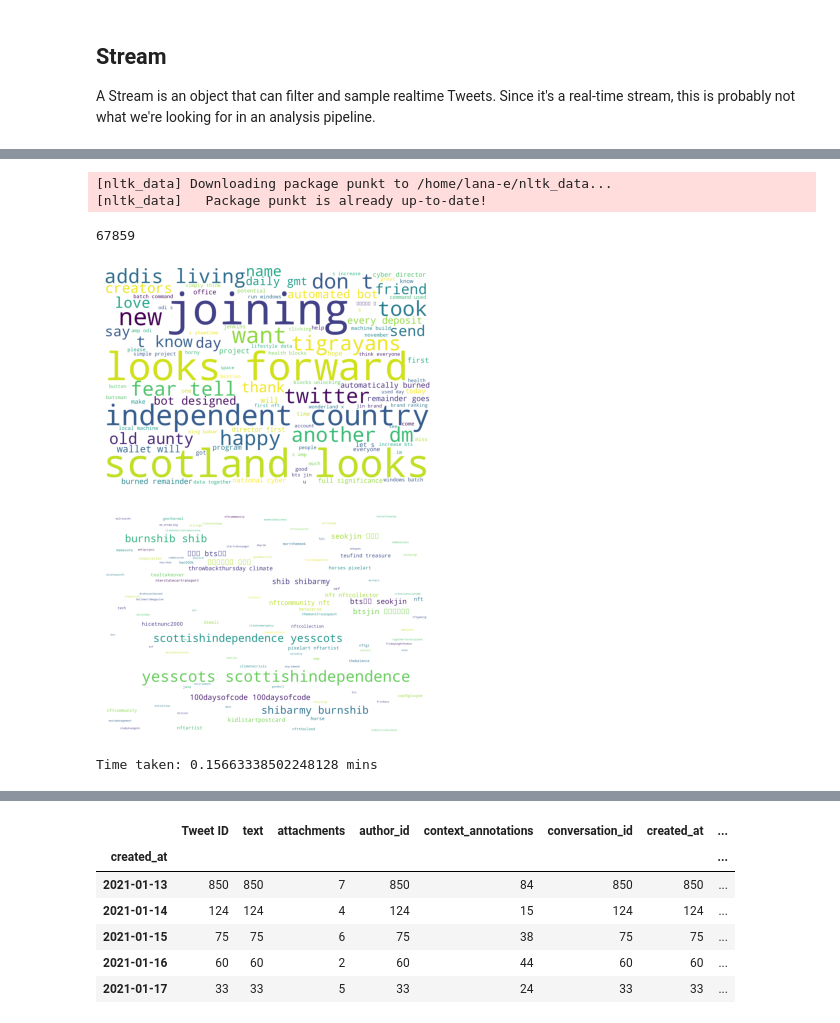
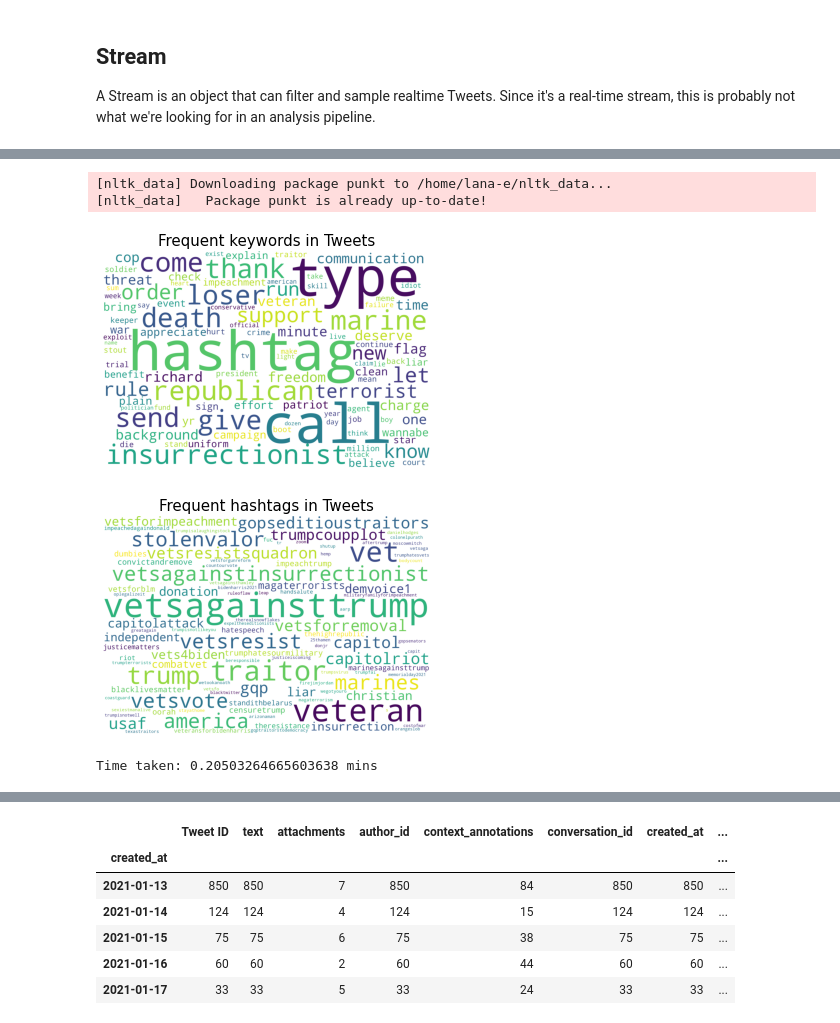
Before and after one commit to rethink-media/rethink-twitter, a Jupyter notebook: notebooks/exploration.ipynb, the cells around one changed output, grey strips where cells are left out. Saved outputs shown, nothing was run; the diff lists cells and outputs as text; code cells hidden in the pictures.

```diff
--- a/notebooks/exploration.ipynb
+++ b/notebooks/exploration.ipynb
@@ -529,16 +546,16 @@ def word_cloud(df, query=None, save_imgs=False):
     tweet_text = " ".join(df["text"])
     tweet_text = tweet_text.lower()
     tweet_text = tweet_text.replace("\n", " ")
-    print("block 1")
+#     print("block 1")
 
-    # splitting string into list of words, removing hashtags, usernames, links, and retweet indicator
-    word_list = tweet_text.split(" ")
-    hash_list = [word for word in word_list if word.startswith("#")]
-    user_list = [word for word in word_list if word.startswith("@")]
-    link_list = [word for word in word_list if word.startswith("http")]
-    word_list = [word for word in word_list if word not in hash_list + user_list + link_list]
-    word_list = [word for word in word_list if word != "rt"]
-    print("block 2")
+    # splitting string into set of words, removing hashtags, usernames, links, and retweet indicator
+    word_list = set(tweet_text.split(" "))
+    hash_list = {word for word in word_list if word.startswith("#")}
+    user_list = {word for word in word_list if word.startswith("@")}
+    link_list = {word for word in word_list if word.startswith("http")}
+    word_list = {word for word in word_list if word not in hash_list.union(user_list, link_list)}
+    word_list = {word for word in word_list if word != "rt"}
+#     print("block 2")
 
     # using nltk tokenizer to further pre-process text, removing non-alpha words
     from nltk.tokenize import word_tokenize
@@ -546,12 +563,12 @@ def word_cloud(df, query=None, save_imgs=False):
     nltk.download('punkt')
     tweet_text = " ".join(word_list)
     word_list = word_tokenize(tweet_text)
-    word_list = [word for word in word_list if word.isalpha()]
-    print("block 3")
+    word_list = {word for word in word_list if word.isalpha()}
+#     print("block 3")
 
     # joining list of words into final cleaned string
     tweet_text = " ".join(word_list)
-    print(len(tweet_text))
+#     print(len(tweet_text))
 
     # generating word cloud
     from wordcloud import WordCloud, STOPWORDS
@@ -565,22 +582,24 @@ def word_cloud(df, query=None, save_imgs=False):
 
     # word cloud for text
     words_fig = plt.figure()
-    word_cloud = WordCloud(background_color="white", width=3000, height=2000, max_font_size=400,
+    word_cloud = WordCloud(background_color="white", width=3000, height=2000, max_font_size=500,
                            max_words=100, prefer_horizontal=1.0, stopwords=stopwords)
     word_cloud.generate(tweet_text)
     plt.imshow(word_cloud)
     plt.axis("off")
+    plt.title("Frequent keywords in Tweets", fontsize=15)
     plt.show()
     if save_imgs:
         word_cloud.to_file("wordcloud.png")
 
     # word cloud for hashtags
     hash_fig = plt.figure()
-    word_cloud = WordCloud(background_color="white", width=3000, height=2000,
+    word_cloud = WordCloud(background_color="white", width=3000, height=2000, max_font_size=500,
                            max_words=100, prefer_horizontal=1.0, stopwords=stopwords)
     word_cloud.generate(" ".join(hash_list))
     plt.imshow(word_cloud)
     plt.axis("off")
+    plt.title("Frequent hashtags in Tweets", fontsize=15)
     plt.show()
     if save_imgs:
         word_cloud.to_file("hashtags.png")
@@ -589,19 +608,18 @@ def word_cloud(df, query=None, save_imgs=False):
 # %%
 import time
 
-test30 = pd.read_csv("search_30.csv")
+test = pd.read_csv("search_full.csv")
 start_time = time.time()
-word_cloud(test30, query="hello world", save_imgs=False)
+word_cloud(test, query="#vetsagainsttrump", save_imgs=True)
 end_time = time.time()
 
 print(f"Time taken: {(end_time-start_time)/60} mins")
 # %% [output]
 [nltk_data] Downloading package punkt to /home/lana-e/nltk_data...
 [nltk_data]   Package punkt is already up-to-date!
-67859
-[figure, old version]
+[figure, new version]
-[figure, old version]
+[figure, new version]
-Time taken: 0.15663338502248128 mins
+Time taken: 0.20503264665603638 mins
 # %% [markdown]
 ## Attention over time plots:
 
```
Also changed, not shown: parts of 7 cells of this notebook, 2 other files.
